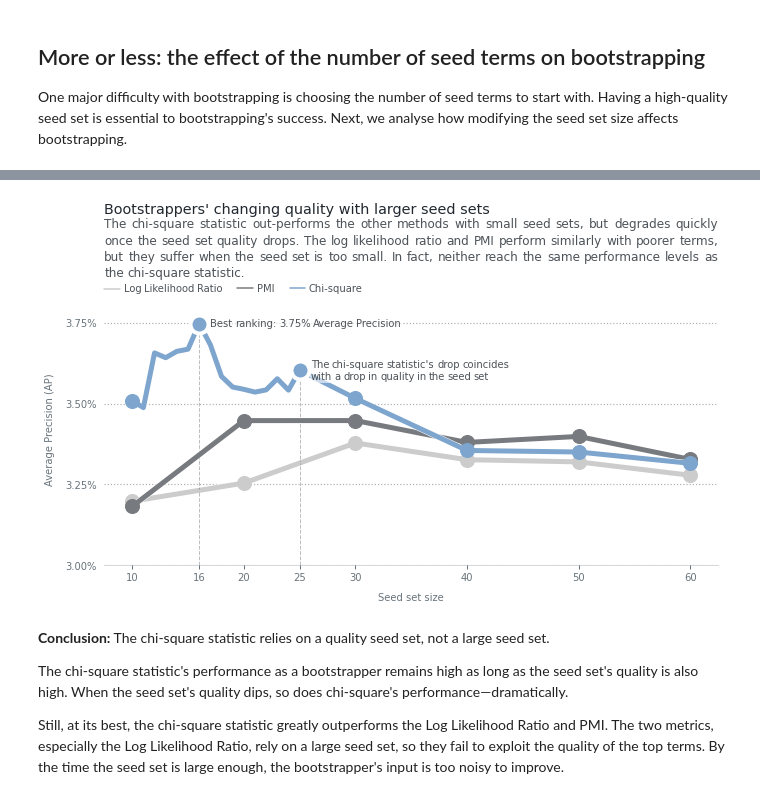
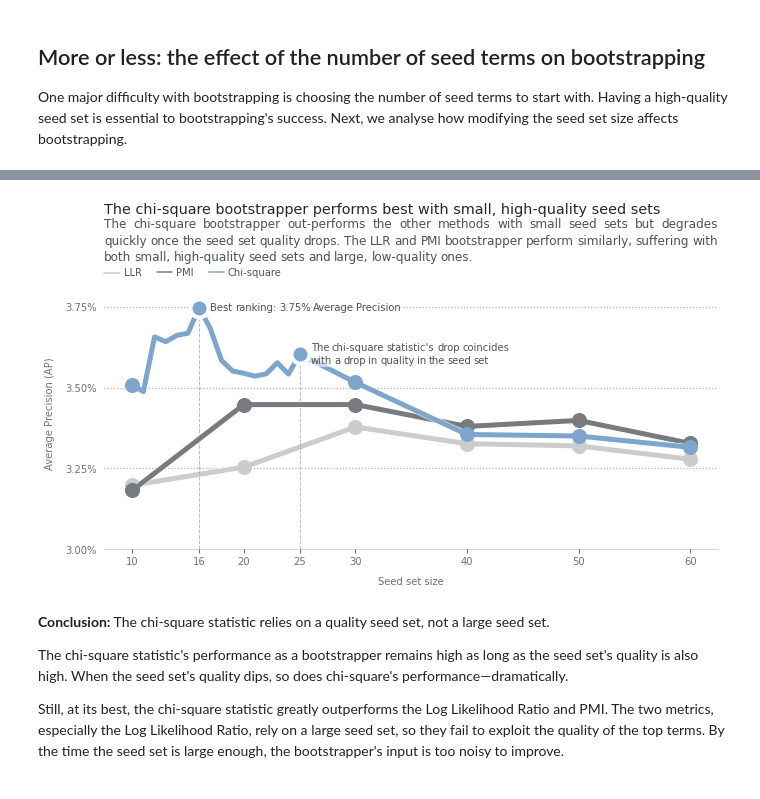
Before and after one commit to NicholasMamo/phd-data, a Jupyter notebook: chapter-4/section-4.3/notebooks/4.4-football-bootstrapping.ipynb, the cells around one changed output, grey strips where cells are left out. Saved outputs shown, nothing was run; the diff lists cells and outputs as text; code cells hidden in the pictures.

```diff
--- a/chapter-4/section-4.3/notebooks/football-bootstrapping.ipynb
+++ b/chapter-4/section-4.3/notebooks/4.4-football-bootstrapping.ipynb
@@ -277,7 +277,7 @@ annotation_style = { 'fontsize': 'smaller', 'va': 'center', 'alpha': 0.8, 'facec
 figure = plt.figure(figsize=(11, 5))
 viz = drawable.Drawable(figure)
 viz.draw_time_series(_df[_df.method == 'LogLikelihoodRatioBootstrapper'].seed, _df[_df.method == 'LogLikelihoodRatioBootstrapper'][metric],
-                     'Log Likelihood Ratio', color='C5', zorder=1, **style)
+                     'LLR', color='C5', zorder=1, **style)
 viz.plot(_df[_df.method == 'LogLikelihoodRatioBootstrapper'].seed, _df[_df.method == 'LogLikelihoodRatioBootstrapper'][metric],
          color='C5', zorder=2, **marker_style)
 viz.draw_time_series(_df[_df.method == 'PMIBootstrapper'].seed, _df[_df.method == 'PMIBootstrapper'][metric],
@@ -287,38 +287,37 @@ viz.plot(_df[_df.method == 'PMIBootstrapper'].seed, _df[_df.method == 'PMIBootst
 viz.draw_time_series(_df[_df.method == 'ChiBootstrapper'].seed, _df[_df.method == 'ChiBootstrapper'][metric],
                      'Chi-square', color='C1', zorder=5, **style)
 
 # re-using PMIBootstrapper's index because the chi-square has extra seeds
 _x = _df[(_df.method == 'PMIBootstrapper') & ((_df.seed > 25) | (_df.seed == 10))].seed.tolist()
 _y = _df[(_df.method == 'ChiBootstrapper') & (_df.seed.isin(_x))][metric]
 viz.scatter(_x, _y, color='C1', **scatter_style)
 
 yticks = [ _y/10000 for _y in range(300, 375+1, 25) ]
 yticklabels = [ '{:.2f}%'.format(round(tick * 100, 4)) for tick in yticks ]
 viz.set_ylim(min(yticks), max(yticks)+0.0009)
 
 # draw the annotations
 ylim = viz.get_ylim()
 for x, label in annotations.items():
     _y = _df[ (_df.method == 'ChiBootstrapper') & ( _df.seed == x ) ].iloc[0][metric]
     viz.vlines(x, ymin=ylim[0], ymax=_y, **line_style)
     viz.plot(x, _y, color='C1', **annotation_marker_style)
     viz.annotate(label, (x + 1, x + 20), _y, **annotation_style)
 
 # finalize the visualization
 viz.set_xticks(sorted(set(list(range(10, max(_df.seed) + 1, 10)) + list(annotations.keys()))) )
 viz.set_xlabel('Seed set size')
 viz.set_ylabel('Average Precision (AP)')
 viz.set_yticks(yticks)
 viz.set_yticklabels(yticklabels)
 viz.set_axisbelow(True)
-viz.set_title("Bootstrappers' changing quality with larger seed sets", loc='left')
-viz.set_caption(f"""The chi-square statistic out-performs the other methods with small seed sets, but degrades quickly once the seed set quality drops.
-                    The log likelihood ratio and PMI perform similarly with poorer terms, but they suffer when the seed set is too small.
-                    In fact, neither reach the same performance levels as the chi-square statistic.""",
+viz.set_title("The chi-square bootstrapper performs best with small, high-quality seed sets", loc='left')
+viz.set_caption(f"""The chi-square bootstrapper out-performs the other methods with small seed sets but degrades quickly once the seed set quality drops.
+                    The LLR and PMI bootstrapper perform similarly, suffering with both small, high-quality seed sets and large, low-quality ones.""",
                 align='justify')
 viz.savefig('../exports/4.3-bootstrapping-seed-set-size.png', dpi=300, bbox_inches='tight')
 # %% [output]
-[figure, old version]
+[figure, new version]
 # %% [markdown]
 **Conclusion:** The chi-square statistic relies on a quality seed set, not a large seed set.
 
```
Also changed, not shown: 14 other files.
